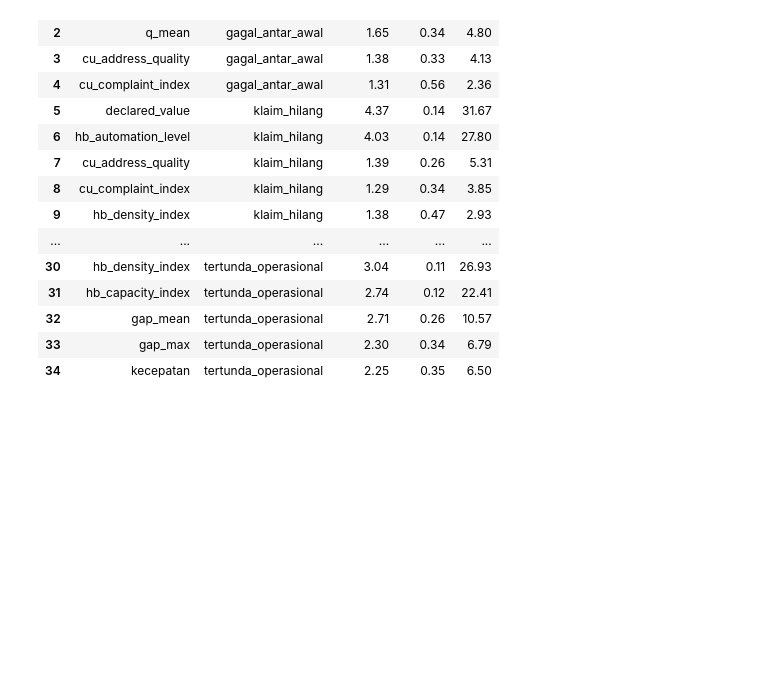
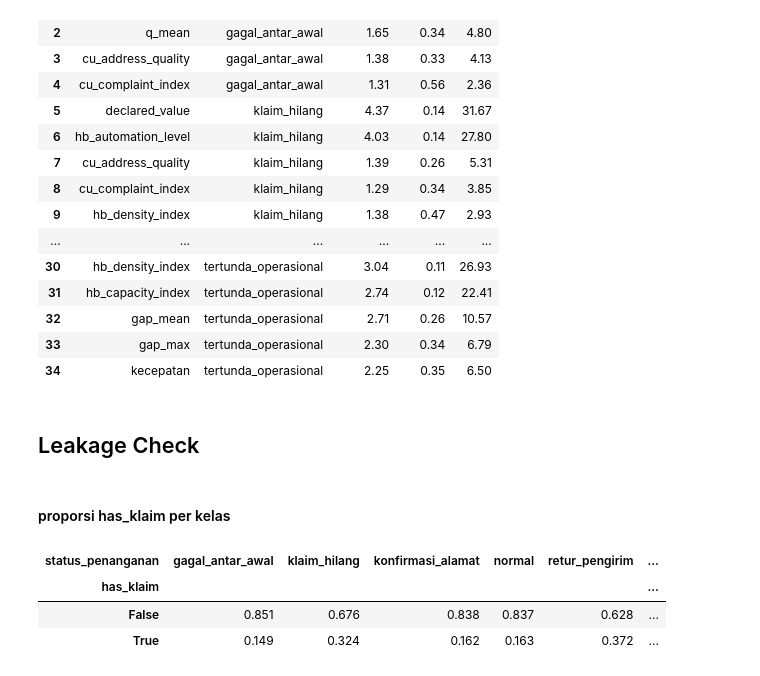
Before and after one commit to AndreMasalle/Datavidia-2026, a Jupyter notebook: eda.ipynb, the cells around one changed output. Saved outputs shown, nothing was run; the diff lists cells and outputs as text; code cells hidden in the pictures; blank space fills up the shorter version.

```diff
--- a/eda.ipynb
+++ b/eda.ipynb
@@ -1270,3 +1270,17 @@ Lima fitur terkuat per kelas dari semua tabel
 | 32 | gap_mean | tertunda_operasional | 2.71 | 0.26 | 10.57 |
 | 33 | gap_max | tertunda_operasional | 2.30 | 0.34 | 6.79 |
 | 34 | kecepatan | tertunda_operasional | 2.25 | 0.35 | 6.50 |
+# %% [markdown]
+## Leakage Check
+# %%
+inv_klaim = invoices.groupby("shipment_id")["invoice_type"] \
+                    .apply(lambda s: (s == "klaim").any()).rename("has_klaim")
+tmp = shipments[["shipment_id", TARGET]].merge(inv_klaim, on="shipment_id", how="left")
+show(pd.crosstab(tmp["has_klaim"].fillna(False), tmp[TARGET], normalize="columns").round(3),
+     "proporsi has_klaim per kelas")
+# %% [output]
+proporsi has_klaim per kelas
+| status_penanganan | gagal_antar_awal | klaim_hilang | konfirmasi_alamat | normal | retur_pengirim | ... |
+| has_klaim |  |  |  |  |  | ... |
+| False | 0.851 | 0.676 | 0.838 | 0.837 | 0.628 | ... |
+| True | 0.149 | 0.324 | 0.162 | 0.163 | 0.372 | ... |
```
Also changed, not shown: parts of 5 cells of this notebook, 1 other file.
